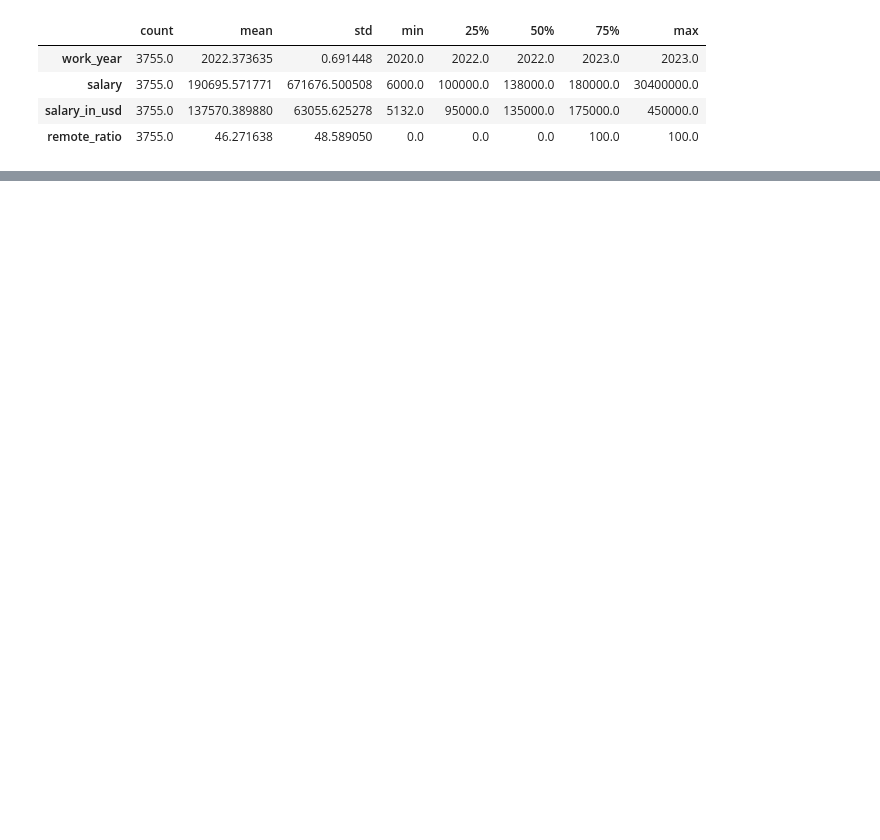
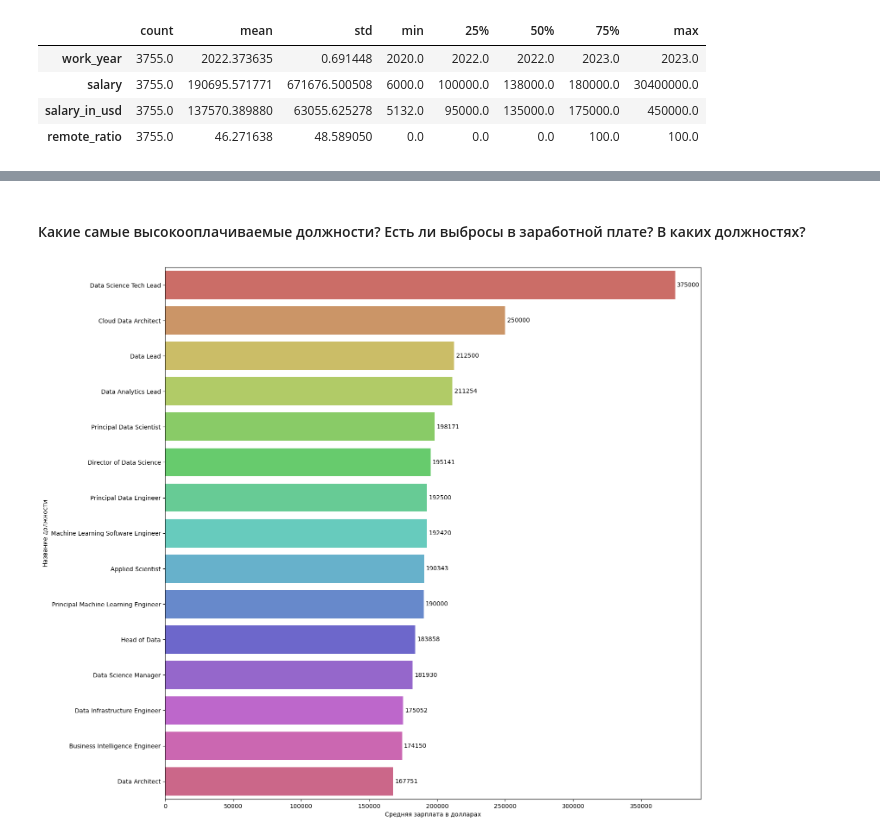
Before and after one commit to selvnv/subtasks, a Jupyter notebook: exploreDataScienceSalaries/exploreDataset.ipynb, the cells around one changed output, grey strips where cells are left out. Cells and saved outputs as stored; diff of their text form; code cells hidden in the pictures; blank space fills up the shorter version.

```diff
--- a/exploreDataScienceSalaries/exploreDataset.ipynb
+++ b/exploreDataScienceSalaries/exploreDataset.ipynb
@@ -40,0 +81,4 @@ df.describe().T
+# %%
+# Оставляем только уникальные строки (данные)
+df = df.drop_duplicates().reset_index()
+df.info()
@@ -40,0 +117,18 @@ df.describe().T
+# %% [markdown]
+#### Какие самые высокооплачиваемые должности? Есть ли выбросы в заработной плате? В каких должностях?
+# %%
+# Самые оплачиваемые должности по средней зарплате в USD (ТОП-15)
+most_payed = df.groupby(by=['job_title'])['salary_in_usd'].mean().sort_values(ascending=False).head(15)
+
+plt.figure(figsize=(16, 16))
+plot = sns.barplot(x=most_payed, y=most_payed.index, hue=most_payed.index, palette='hls')
+plot.set(xlabel='Средняя зарплата в долларах', ylabel='Название должности')
+
+# Добавление значений для отображения всех значений у столбцов графика
+# Необходимо из-за использования параметра hue
+for container in plot.containers:
+    plot.bar_label(container, padding=3)
+
+plt.show()
+# %% [output]
+[figure, added]
```
Also changed, not shown: parts of 22 cells of this notebook, 1 other file.
